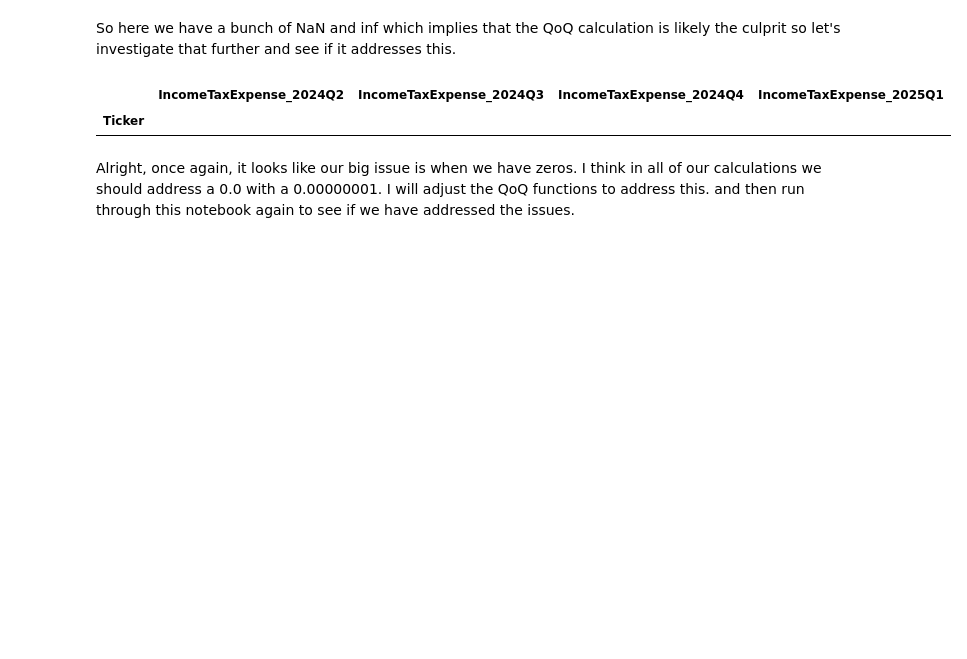
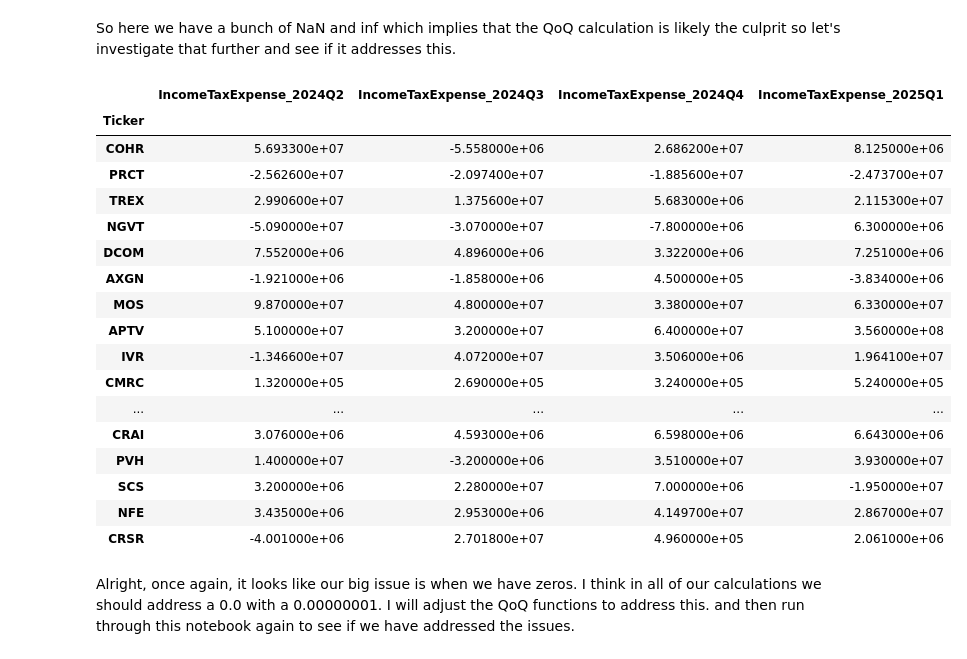
Before and after one commit to tmacpherson6/machine_learning_in_fundamental_valuations, a Jupyter notebook: Notebooks/Thomas/Troubleshooting QoQ calculations.ipynb, the cells around one changed output. Cells and saved outputs as stored; diff of their text form; code cells hidden in the pictures; blank space fills up the shorter version.

```diff
--- a/Notebooks/Thomas/Troubleshooting QoQ calculations.ipynb
+++ b/Notebooks/Thomas/Troubleshooting QoQ calculations.ipynb
@@ -130,9 +154,25 @@ missing_income[columns_to_investigate].head(10)
 So here we have a bunch of NaN and inf which implies that the QoQ calculation is likely the culprit so let's investigate that further and see if it addresses this.
 # %%
 columns_to_investigate = ['IncomeTaxExpense_2024Q2','IncomeTaxExpense_2024Q3','IncomeTaxExpense_2024Q4','IncomeTaxExpense_2025Q1']
-missing_income[columns_to_investigate].head(10)
+df[columns_to_investigate].sample(20)
 # %% [output]
 |  | IncomeTaxExpense_2024Q2 | IncomeTaxExpense_2024Q3 | IncomeTaxExpense_2024Q4 | IncomeTaxExpense_2025Q1 |
 | Ticker |  |  |  |  |
+| COHR | 5.693300e+07 | -5.558000e+06 | 2.686200e+07 | 8.125000e+06 |
+| PRCT | -2.562600e+07 | -2.097400e+07 | -1.885600e+07 | -2.473700e+07 |
+| TREX | 2.990600e+07 | 1.375600e+07 | 5.683000e+06 | 2.115300e+07 |
+| NGVT | -5.090000e+07 | -3.070000e+07 | -7.800000e+06 | 6.300000e+06 |
+| DCOM | 7.552000e+06 | 4.896000e+06 | 3.322000e+06 | 7.251000e+06 |
+| AXGN | -1.921000e+06 | -1.858000e+06 | 4.500000e+05 | -3.834000e+06 |
+| MOS | 9.870000e+07 | 4.800000e+07 | 3.380000e+07 | 6.330000e+07 |
+| APTV | 5.100000e+07 | 3.200000e+07 | 6.400000e+07 | 3.560000e+08 |
+| IVR | -1.346600e+07 | 4.072000e+07 | 3.506000e+06 | 1.964100e+07 |
+| CMRC | 1.320000e+05 | 2.690000e+05 | 3.240000e+05 | 5.240000e+05 |
+| ... | ... | ... | ... | ... |
+| CRAI | 3.076000e+06 | 4.593000e+06 | 6.598000e+06 | 6.643000e+06 |
+| PVH | 1.400000e+07 | -3.200000e+06 | 3.510000e+07 | 3.930000e+07 |
+| SCS | 3.200000e+06 | 2.280000e+07 | 7.000000e+06 | -1.950000e+07 |
+| NFE | 3.435000e+06 | 2.953000e+06 | 4.149700e+07 | 2.867000e+07 |
+| CRSR | -4.001000e+06 | 2.701800e+07 | 4.960000e+05 | 2.061000e+06 |
 # %% [markdown]
 Alright, once again, it looks like our big issue is when we have zeros. I think in all of our calculations we should address a 0.0 with a 0.00000001. I will adjust the QoQ functions to address this. and then run through this notebook again to see if we have addressed the issues.
```
Also changed, not shown: parts of 2 cells of this notebook.
